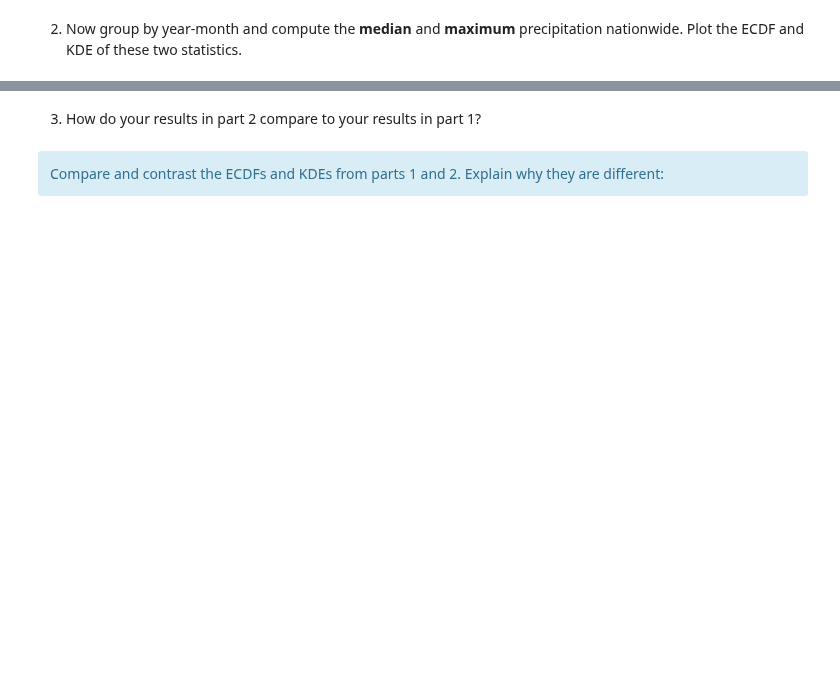
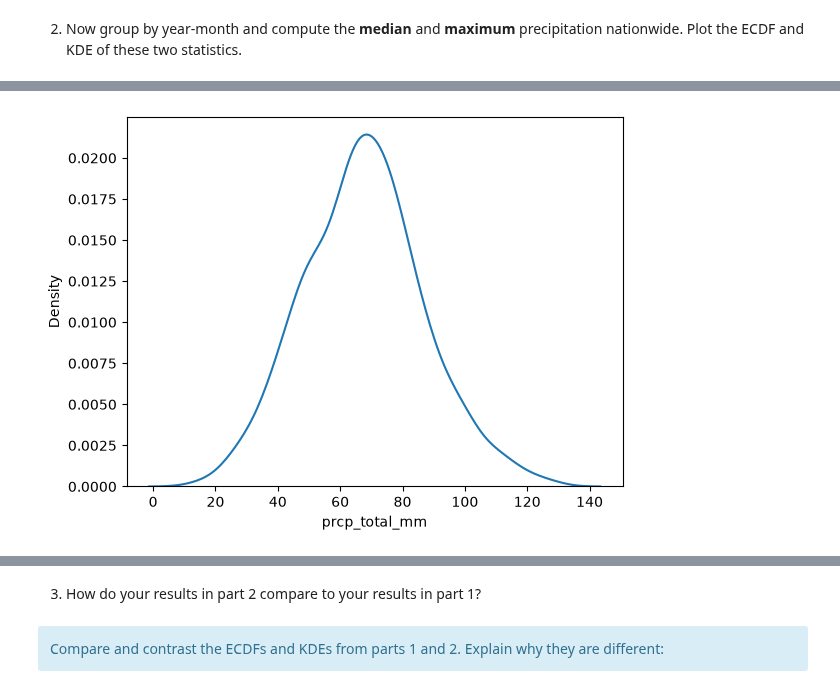
Before and after one commit to ajkrays/UU_F26_templates, a Jupyter notebook: Week05/Thursday_Lab/lab_05.ipynb, the cells around one changed output, grey strips where cells are left out. Drawn from its saved outputs; the diff is of its cells as text; code cells hidden in the pictures; blank space fills up the shorter version.

```diff
--- a/Week05/Thursday_Lab/lab_05.ipynb
+++ b/Week05/Thursday_Lab/lab_05.ipynb
@@ -103,0 +128,5 @@ df.head()
+# %%
+sns.kdeplot(df_median)
+plt.show()
+# %% [output]
+[figure, added]
```
Also changed, not shown: parts of 30 cells of this notebook, 6 other files.
